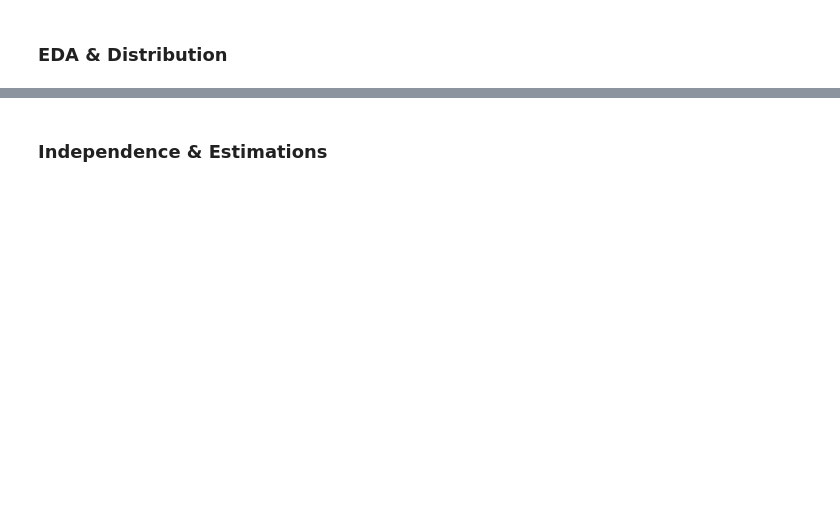
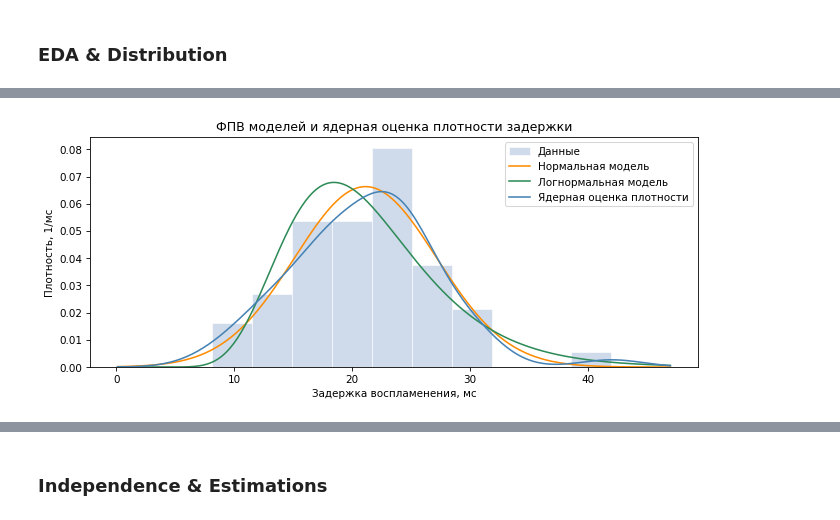
Before and after one commit to ekairaliev/AppStat-Lab01, a Jupyter notebook: AppStat_Lab01.ipynb, the cells around one changed output, grey strips where cells are left out. Cells and saved outputs as stored; diff of their text form; code cells hidden in the pictures; blank space fills up the shorter version.

```diff
--- a/AppStat_Lab01.ipynb
+++ b/AppStat_Lab01.ipynb
@@ -1963,0 +2651,51 @@ p-value = 3.558e-05
+# %%
+delay_kde = gaussian_kde(t_delay)
+delay_pdf = Pdf(
+    delay_kde,
+    (delay_grid.min(), delay_grid.max()),
+    name="Ядерная оценка плотности"
+)
+
+plt.figure(figsize=(9, 4))
+
+plt.hist(
+    t_delay,
+    bins=10,
+    density=True,
+    edgecolor="white",
+    color="lightsteelblue",
+    alpha=0.6,
+    label="Данные"
+)
+
+plt.plot(
+    delay_grid,
+    stats.norm.pdf(delay_grid, loc=delay_mu, scale=delay_sigma),
+    color="darkorange",
+    label="Нормальная модель"
+)
+
+plt.plot(
+    delay_grid,
+    stats.lognorm.pdf(
+        delay_grid,
+        s=delay_log_sigma,
+        loc=0,
+        scale=np.exp(delay_log_mu)
+    ),
+    color="seagreen",
+    label="Логнормальная модель"
+)
+
+delay_pdf.plot(color="steelblue")
+
+decorate(
+    xlabel="Задержка воспламенения, мс",
+    ylabel="Плотность, 1/мс",
+    title="ФПВ моделей и ядерная оценка плотности задержки"
+)
+
+plt.legend()
+plt.show()
+# %% [output]
+[figure, added]
```
Also changed, not shown: parts of 49 cells of this notebook.
